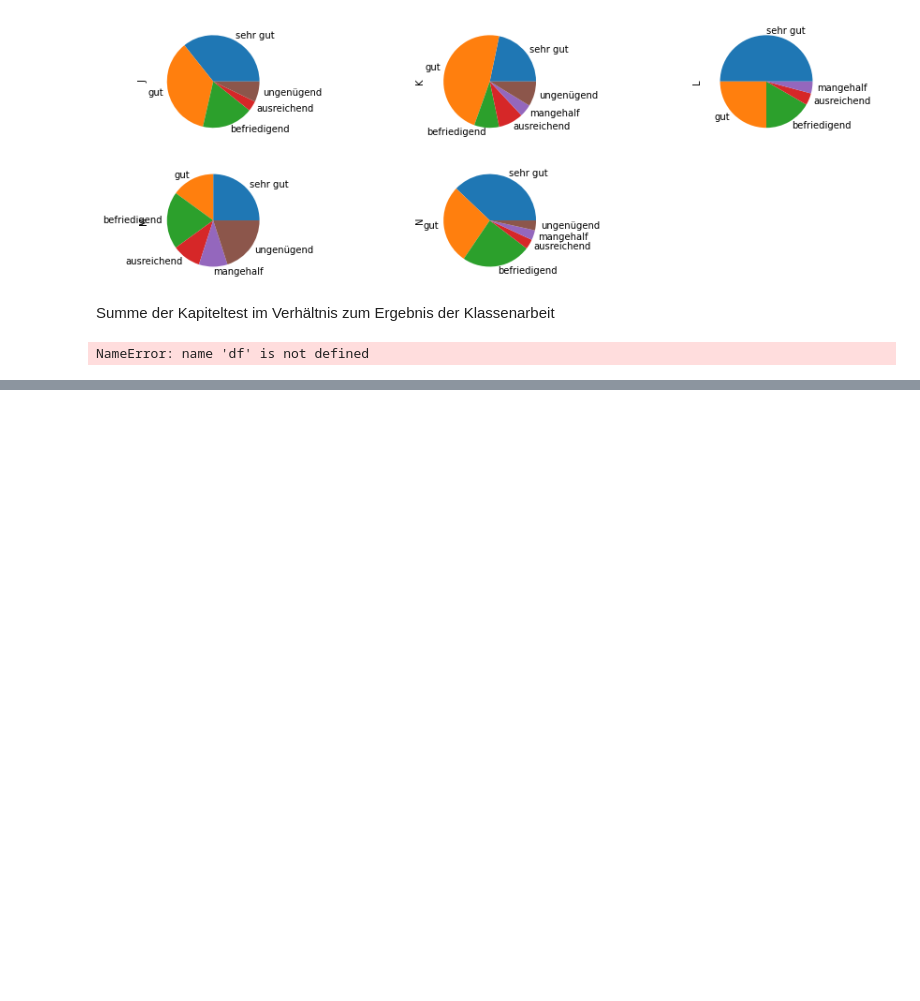
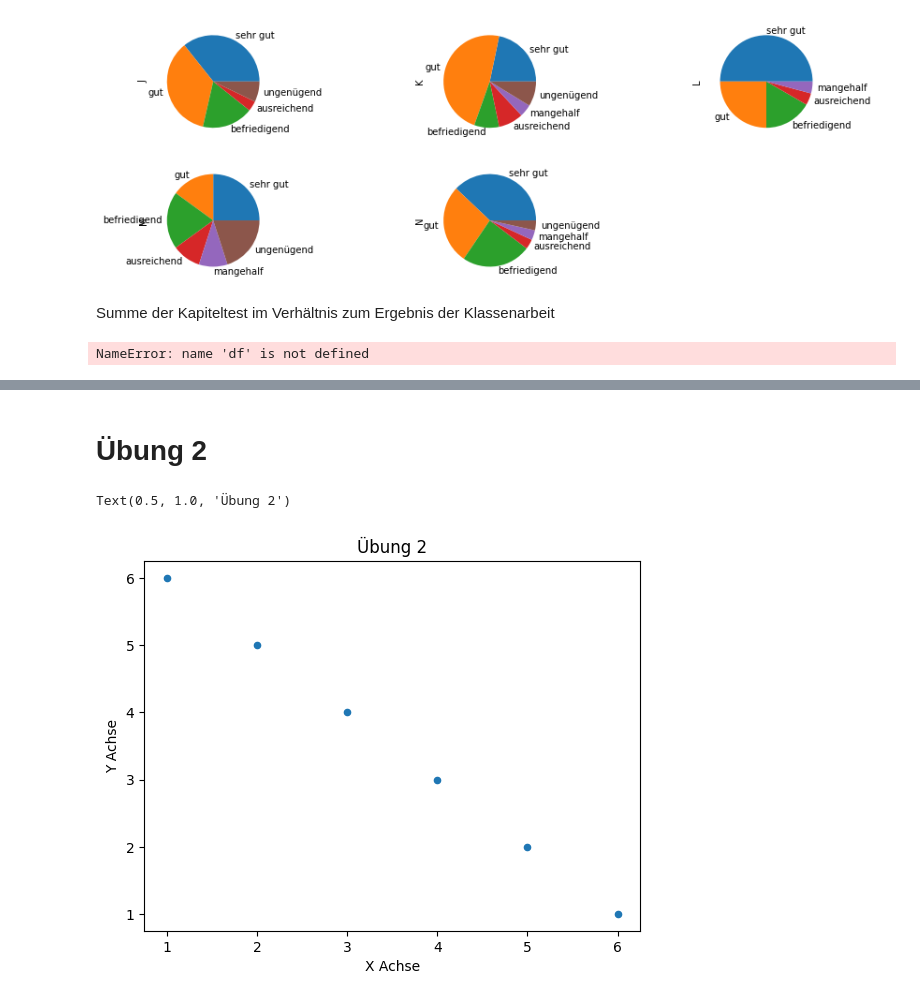
Before and after one commit to jtuttas/datenanalyse, a Jupyter notebook: Moodle.ipynb, the cells around one changed output, grey strips where cells are left out. Drawn from its saved outputs; the diff is of its cells as text; code cells hidden in the pictures; blank space fills up the shorter version.

```diff
--- a/Moodle.ipynb
+++ b/Moodle.ipynb
@@ -201,0 +226,14 @@ NameError: name 'df' is not defined
+# %% [markdown]
+# Übung 2
+# %%
+import pandas as pd
+
+data = pd.DataFrame({"x":[1,2,3,4,5,6],"y":[6,5,4,3,2,1]})
+
+pltimage = data.plot.scatter(x="x",y="y")
+pltimage.set_xlabel("X Achse")
+pltimage.set_ylabel("Y Achse")
+pltimage.set_title("Übung 2")
+# %% [output]
+Text(0.5, 1.0, 'Übung 2')
+[figure, added]
```
Also changed, not shown: parts of 3 cells of this notebook, 8 other files.
